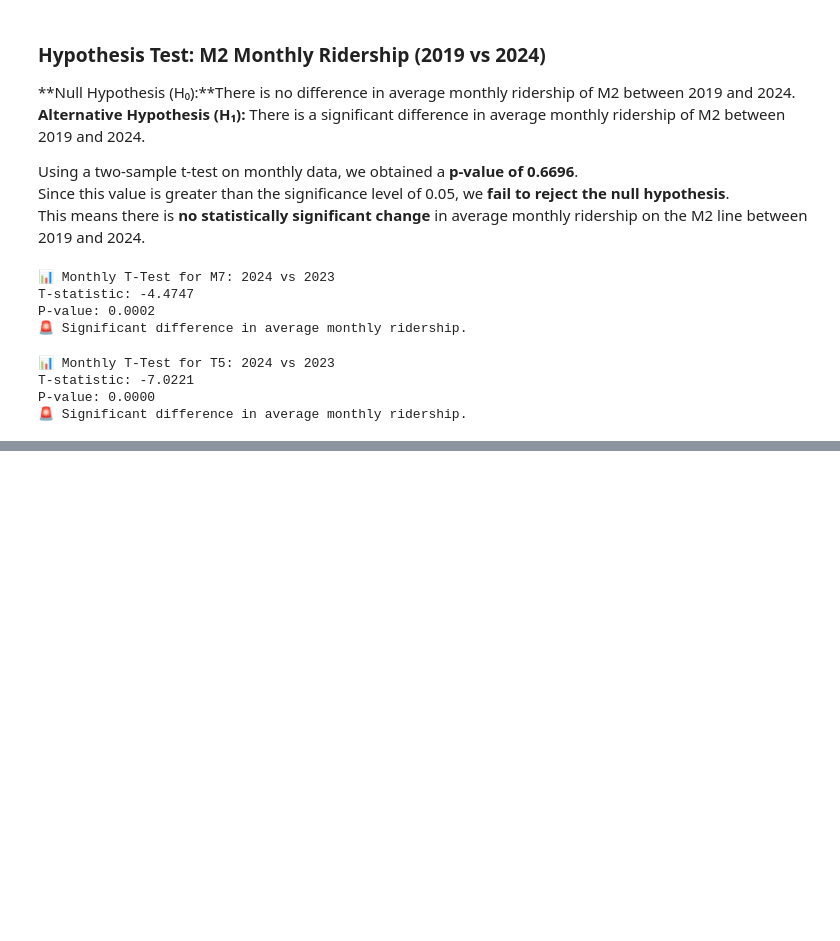
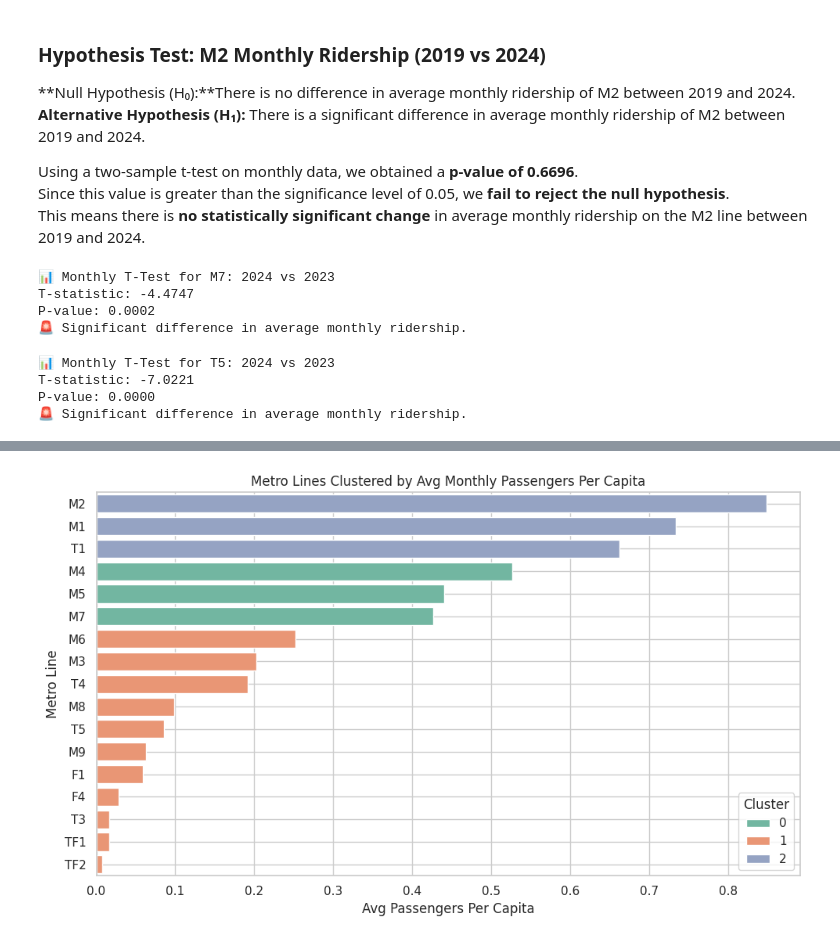
Before and after one commit to ardaadisen/DSA210-Data-Science-Project, a Jupyter notebook: repo/notebooks/metro_analysis.ipynb, the cells around one changed output, grey strips where cells are left out. Drawn from its saved outputs; the diff is of its cells as text; code cells hidden in the pictures; blank space fills up the shorter version.

```diff
--- a/repo/notebooks/metro_analysis.ipynb
+++ b/repo/notebooks/metro_analysis.ipynb
@@ -126,0 +244,22 @@ P-value: 0.0000
+# %%
+# Group data: average passengers per capita by metro line
+df_cluster = df.groupby("Metro Line")["Passengers Per Capita"].mean().reset_index()
+df_cluster.columns = ["Metro Line", "Avg Passengers Per Capita"]
+# %%
+# Apply K-Means clustering
+kmeans = KMeans(n_clusters=3, random_state=42)
+df_cluster["Cluster"] = kmeans.fit_predict(df_cluster[["Avg Passengers Per Capita"]])
+# %%
+# Plot
+plt.figure(figsize=(10, 6))
+sns.barplot(data=df_cluster.sort_values("Avg Passengers Per Capita", ascending=False),
+            x="Avg Passengers Per Capita", y="Metro Line", hue="Cluster", dodge=False, palette="Set2")
+plt.title("Metro Lines Clustered by Avg Monthly Passengers Per Capita")
+plt.xlabel("Avg Passengers Per Capita")
+plt.ylabel("Metro Line")
+plt.legend(title="Cluster")
+plt.tight_layout()
+plt.grid(True)
+plt.show()
+# %% [output]
+[figure, added]
```
Also changed, not shown: parts of 12 cells of this notebook.
